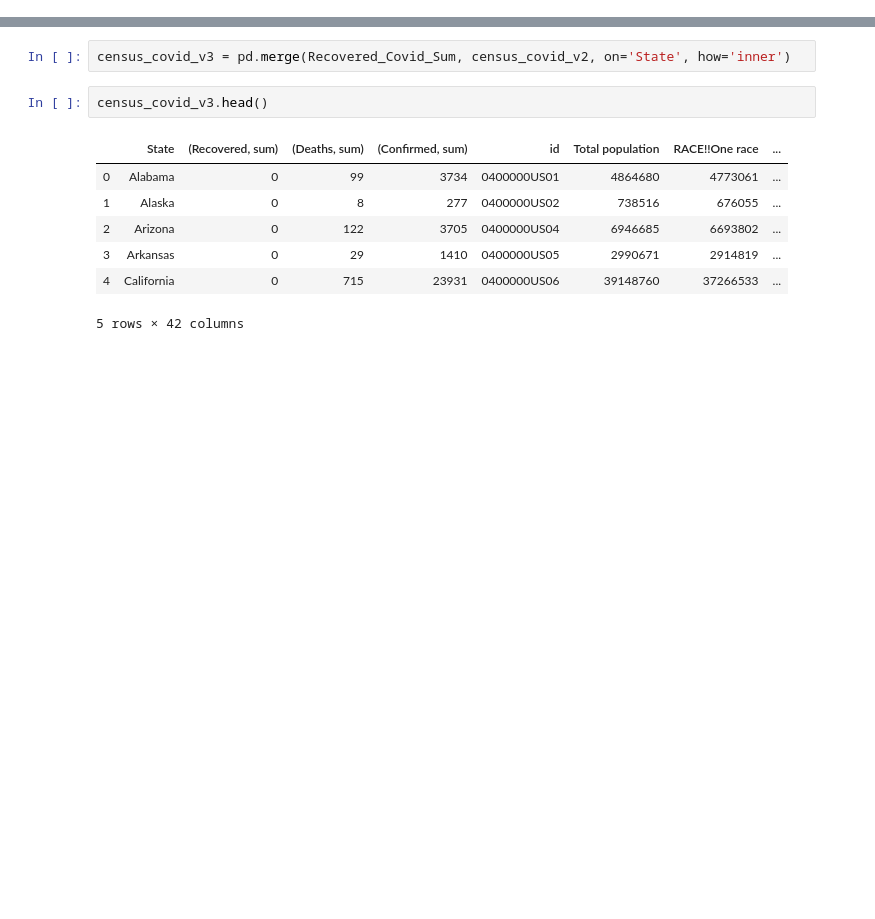
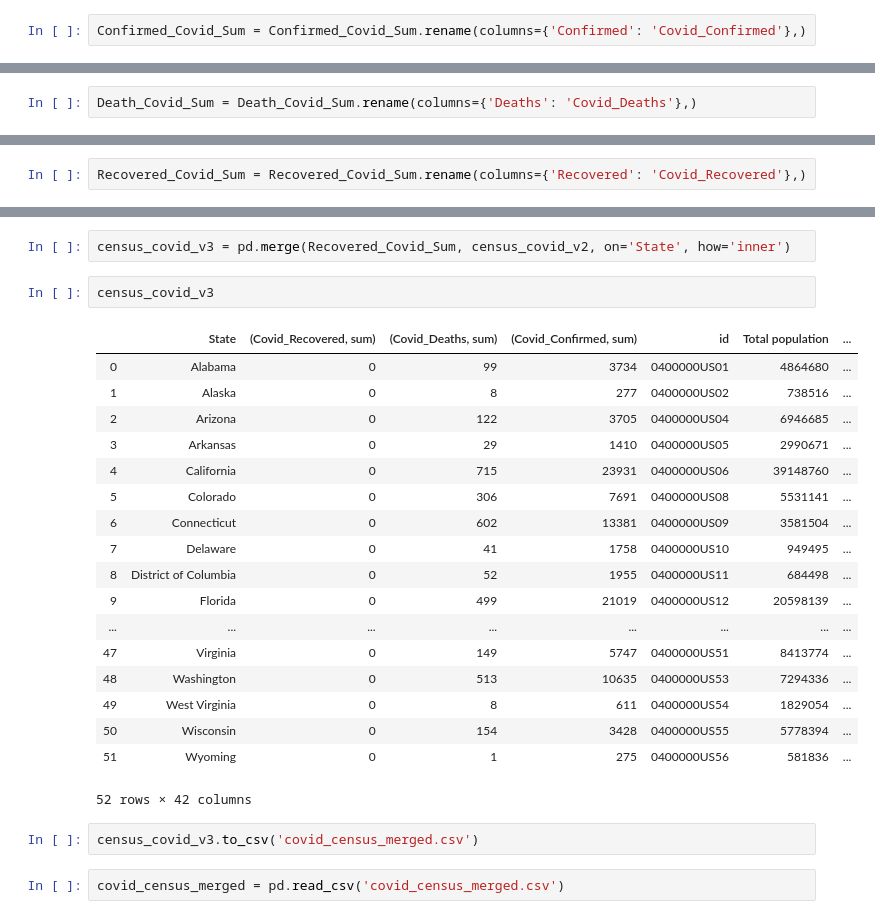
Before and after one commit to Baby-Yoda2423/Python4Project, a Jupyter notebook: Python Project.ipynb, the cells around one changed output, grey strips where cells are left out. Cells and saved outputs as stored; diff of their text form; blank space fills up the shorter version.

```diff
--- a/Python Project.ipynb
+++ b/Python Project.ipynb
@@ -82,6 +82,8 @@ covid_usa_only.groupby('State').agg({'Confirmed':['sum']}).head()
 | California | 23931 |
 # %%
 Confirmed_Covid_Sum = covid_usa_only.groupby('State').agg({'Confirmed':['sum']})
+# %%
+Confirmed_Covid_Sum = Confirmed_Covid_Sum.rename(columns={'Confirmed': 'Covid_Confirmed'},)
 # %%
 Confirmed_Covid_Sum.head()
 # %% [output]
@@ -95,6 +97,8 @@ Confirmed_Covid_Sum.head()
 | California | 23931 |
 # %%
 Death_Covid_Sum = covid_usa_only.groupby('State').agg({'Deaths':['sum']})
+# %%
+Death_Covid_Sum = Death_Covid_Sum.rename(columns={'Deaths': 'Covid_Deaths'},)
 # %%
 Death_Covid_Sum.head()
 # %% [output]
@@ -108,4 +112,6 @@ Death_Covid_Sum.head()
 | California | 715 |
 # %%
 Recovered_Covid_Sum = covid_usa_only.groupby('State').agg({'Recovered':['sum']})
+# %%
+Recovered_Covid_Sum = Recovered_Covid_Sum.rename(columns={'Recovered': 'Covid_Recovered'},)
 # %%
@@ -146,12 +185,27 @@ census_covid_v2.head()
 # %%
 census_covid_v3 = pd.merge(Recovered_Covid_Sum, census_covid_v2, on='State', how='inner')
 # %%
-census_covid_v3.head()
+census_covid_v3
 # %% [output]
-|  | State | (Recovered, sum) | (Deaths, sum) | (Confirmed, sum) | id | Total population | RACE!!One race | ... |
-| 0 | Alabama | 0 | 99 | 3734 | 0400000US01 | 4864680 | 4773061 | ... |
-| 1 | Alaska | 0 | 8 | 277 | 0400000US02 | 738516 | 676055 | ... |
-| 2 | Arizona | 0 | 122 | 3705 | 0400000US04 | 6946685 | 6693802 | ... |
-| 3 | Arkansas | 0 | 29 | 1410 | 0400000US05 | 2990671 | 2914819 | ... |
-| 4 | California | 0 | 715 | 23931 | 0400000US06 | 39148760 | 37266533 | ... |
+|  | State | (Covid_Recovered, sum) | (Covid_Deaths, sum) | (Covid_Confirmed, sum) | id | Total population | ... |
+| 0 | Alabama | 0 | 99 | 3734 | 0400000US01 | 4864680 | ... |
+| 1 | Alaska | 0 | 8 | 277 | 0400000US02 | 738516 | ... |
+| 2 | Arizona | 0 | 122 | 3705 | 0400000US04 | 6946685 | ... |
+| 3 | Arkansas | 0 | 29 | 1410 | 0400000US05 | 2990671 | ... |
+| 4 | California | 0 | 715 | 23931 | 0400000US06 | 39148760 | ... |
+| 5 | Colorado | 0 | 306 | 7691 | 0400000US08 | 5531141 | ... |
+| 6 | Connecticut | 0 | 602 | 13381 | 0400000US09 | 3581504 | ... |
+| 7 | Delaware | 0 | 41 | 1758 | 0400000US10 | 949495 | ... |
+| 8 | District of Columbia | 0 | 52 | 1955 | 0400000US11 | 684498 | ... |
+| 9 | Florida | 0 | 499 | 21019 | 0400000US12 | 20598139 | ... |
+| ... | ... | ... | ... | ... | ... | ... | ... |
+| 47 | Virginia | 0 | 149 | 5747 | 0400000US51 | 8413774 | ... |
+| 48 | Washington | 0 | 513 | 10635 | 0400000US53 | 7294336 | ... |
+| 49 | West Virginia | 0 | 8 | 611 | 0400000US54 | 1829054 | ... |
+| 50 | Wisconsin | 0 | 154 | 3428 | 0400000US55 | 5778394 | ... |
+| 51 | Wyoming | 0 | 1 | 275 | 0400000US56 | 581836 | ... |
-5 rows × 42 columns
+52 rows × 42 columns
+# %%
+census_covid_v3.to_csv('covid_census_merged.csv')
+# %%
+covid_census_merged = pd.read_csv('covid_census_merged.csv')
```
Also changed, not shown: parts of 66 cells of this notebook, 2 other files.
